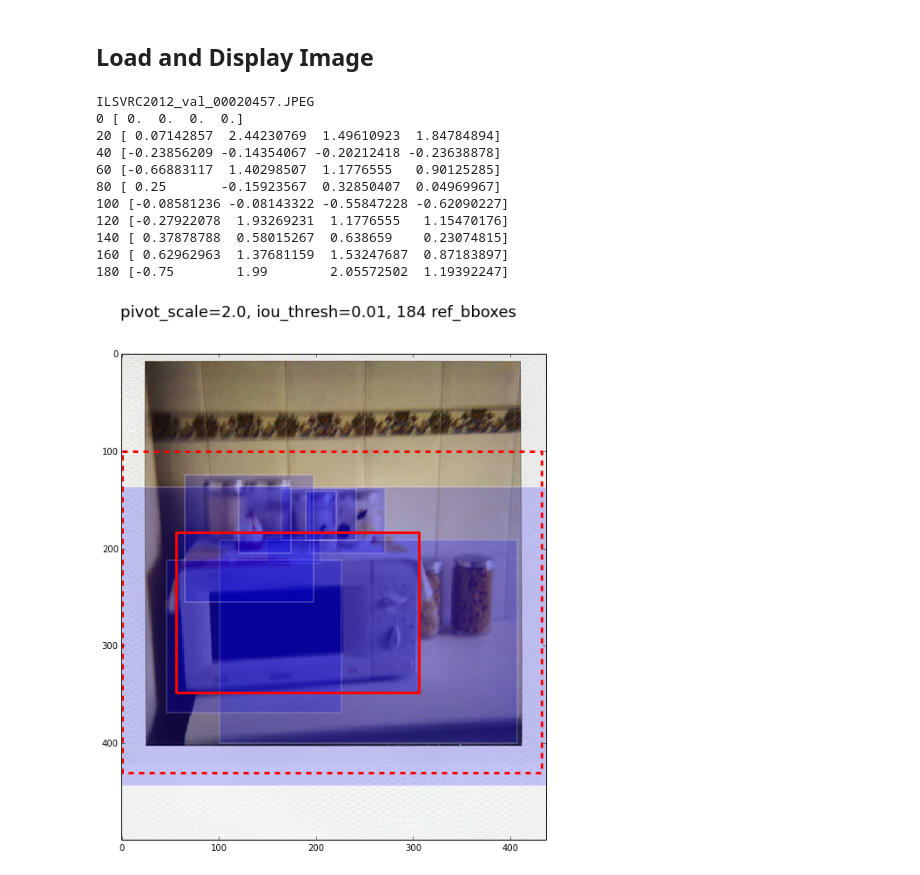
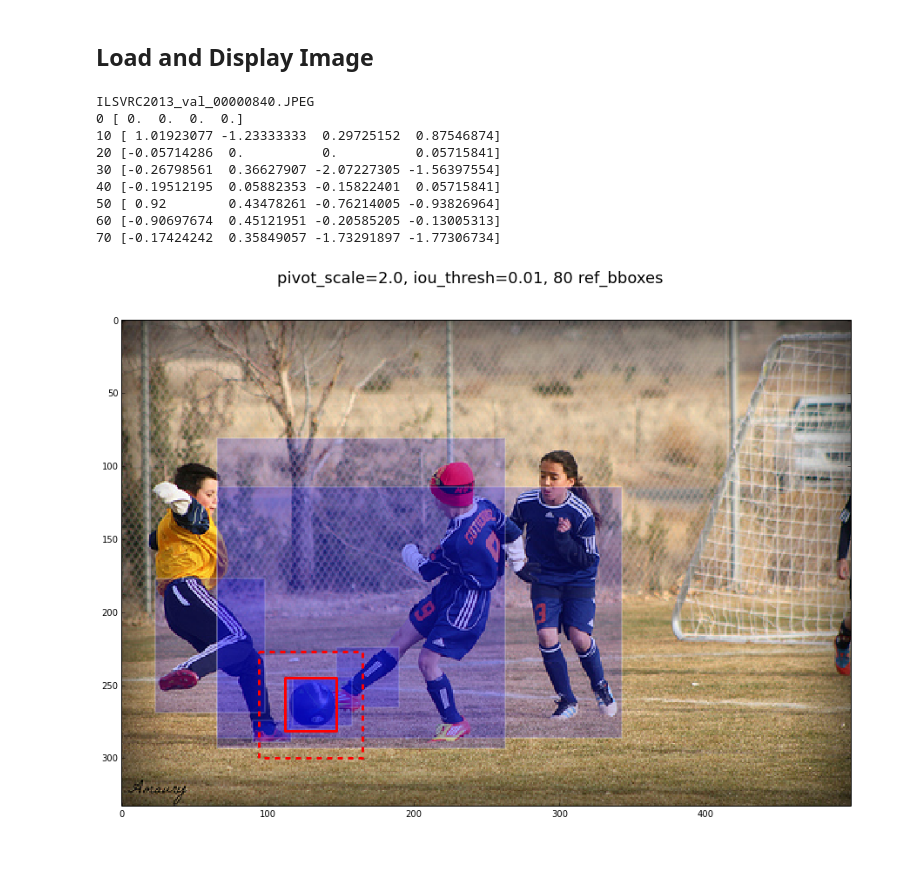
Before and after one commit to wk910930/py-faster-rcnn, a Jupyter notebook: tools/01-check-valid-ref-bboxes.ipynb, the cells around one changed output. Saved outputs shown, nothing was run; the diff lists cells and outputs as text; code cells hidden in the pictures.

```diff
--- a/tools/01-check-valid-ref-bboxes.ipynb
+++ b/tools/01-check-valid-ref-bboxes.ipynb
@@ -42,7 +41,7 @@ ilsvrc_2013_val1 slide roidb loaded from /home/kwang/Documents/ilsvrc/py-faster-
 # %% [markdown]
 ## Load and Display Image
 # %%
-image_index = 150
+image_index = 2051
 pivot_index = 0
 pivot_scale = 2.0
 iou_thresh = 0.01
@@ -64,44 +63,41 @@ bbox_proposals = roidb[image_index]['boxes'].astype(np.float)
 pivot_bbox = bbox_proposals[pivot_index, :]
 x1, y1, w, h = xy2wh(pivot_bbox)
 pivot_rect = patches.Rectangle((x1, y1), w, h, fill=False, edgecolor='red', linewidth=3)
 
 # scaled pivot bbox
-scaled_pivot_bbox = clip_boxes(scale_bboxes(pivot_bbox[np.newaxis, :], pivot_scale), im.shape)[0, :]
+scaled_pivot_bbox = scale_boxes(pivot_bbox[np.newaxis, :], pivot_scale, im.shape)[0, :]
 x1, y1, w, h = xy2wh(scaled_pivot_bbox)
 scaled_rect = patches.Rectangle((x1, y1), w, h, fill=False, edgecolor='red', linewidth=3, linestyle='dashed')
 
 # find valid ref_bboxes about pivot_bbox
-
 pivot_ref_overlaps = find_valid_ref_bboxes(bbox_proposals, im.shape, pivot_scale)
 ref_indices = np.where(pivot_ref_overlaps[pivot_index, :] >= iou_thresh)[0]
 
 num_ref_bbox = ref_indices.shape[0]
 ref_bboxes = bbox_proposals[ref_indices, :]
 
-for j in xrange(0, num_ref_bbox, 20):
+for j in xrange(0, num_ref_bbox, 10):
     # ref bbox
     ref_bbox = ref_bboxes[j, :]
     x1, y1, w, h = xy2wh(ref_bbox)
     ref_rect = patches.Rectangle((x1, y1), w, h, edgecolor='white', linewidth=2, alpha=0.2)
     ax1.add_patch(ref_rect)
     target = bbox_transform(ref_bbox[np.newaxis, :], pivot_bbox[np.newaxis, :])[0, :]
     print '{} {}'.format(j, target)
 
 ax1.add_patch(pivot_rect)
 ax1.add_patch(scaled_rect)
 
 fig1.suptitle('pivot_scale={}, iou_thresh={}, {} ref_bboxes'.format(pivot_scale, iou_thresh, num_ref_bbox), fontsize=18)
 plt.show()
 # %% [output]
-ILSVRC2012_val_00020457.JPEG
+ILSVRC2013_val_00000840.JPEG
 0 [ 0.  0.  0.  0.]
-20 [ 0.07142857  2.44230769  1.49610923  1.84784894]
-40 [-0.23856209 -0.14354067 -0.20212418 -0.23638878]
-60 [-0.66883117  1.40298507  1.1776555   0.90125285]
-80 [ 0.25       -0.15923567  0.32850407  0.04969967]
-100 [-0.08581236 -0.08143322 -0.55847228 -0.62090227]
-120 [-0.27922078  1.93269231  1.1776555   1.15470176]
-140 [ 0.37878788  0.58015267  0.638659    0.23074815]
-160 [ 0.62962963  1.37681159  1.53247687  0.87183897]
-180 [-0.75        1.99        2.05572502  1.19392247]
+10 [ 1.01923077 -1.23333333  0.29725152  0.87546874]
+20 [-0.05714286  0.          0.          0.05715841]
+30 [-0.26798561  0.36627907 -2.07227305 -1.56397554]
+40 [-0.19512195  0.05882353 -0.15822401  0.05715841]
+50 [ 0.92        0.43478261 -0.76214005 -0.93826964]
+60 [-0.90697674  0.45121951 -0.20585205 -0.13005313]
+70 [-0.17424242  0.35849057 -1.73291897 -1.77306734]
-[figure, old version]
+[figure, new version]
```
Also changed, not shown: parts of 1 cell of this notebook.
